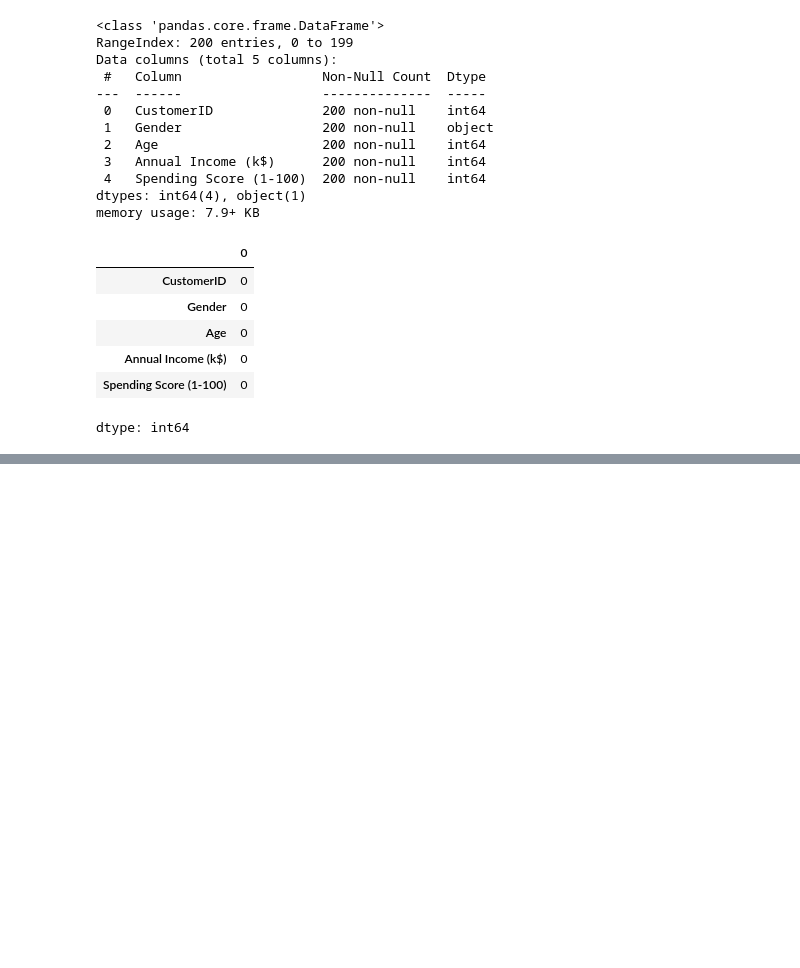
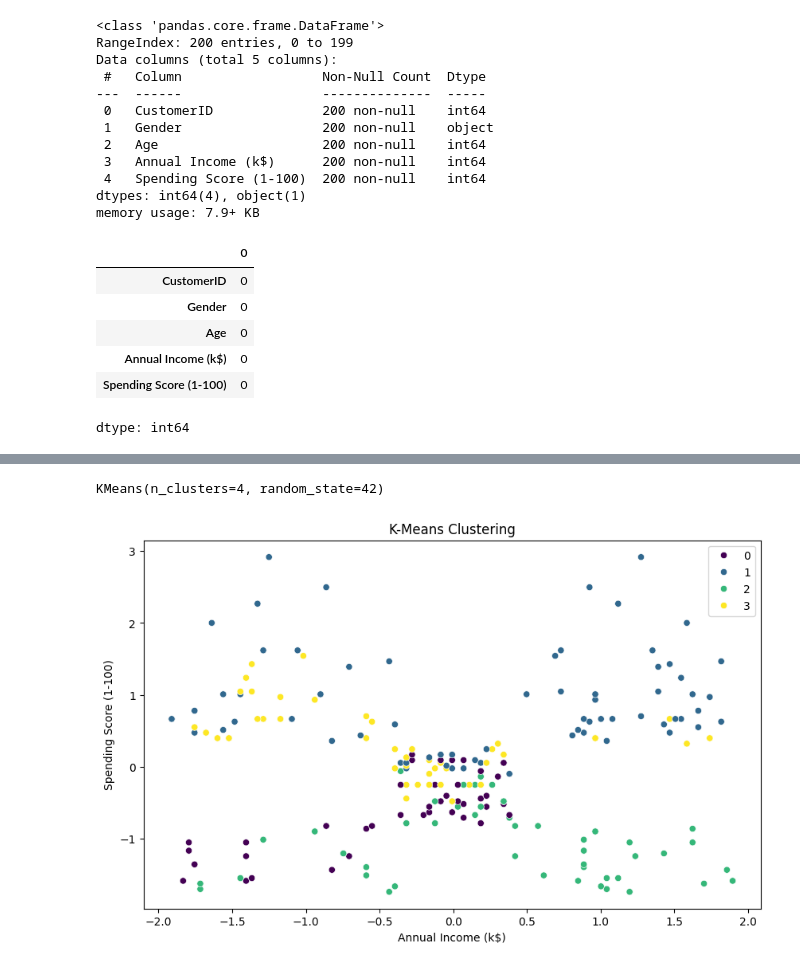
Before and after one commit to mrrjew/KMeans-clustering, a Jupyter notebook: Lab6_11225319.ipynb, the cells around one changed output, grey strips where cells are left out. Saved outputs shown, nothing was run; the diff lists cells and outputs as text; code cells hidden in the pictures; blank space fills up the shorter version.

```diff
--- a/Lab6_11225319.ipynb
+++ b/Lab6_11225319.ipynb
@@ -117,4 +119,6 @@ plt.show()
 # %%
 optimal_k = 4
-kmeans = Kmeans(n-clusters=optimal_k,init='k-means++',random_state=42)
+kmeans = KMeans(n_clusters=optimal_k,init='k-means++',random_state=42)
 kmeans.fit(x)
+# %% [output]
+KMeans(n_clusters=4, random_state=42)
@@ -122,0 +125,11 @@ kmeans.fit(x)
+# %%
+kmeans_labels = kmeans.labels_
+# %%
+plt.figure(figsize=(10,6))
+sns.scatterplot(x=df['Spending Score (1-100)'],y=df['Annual Income (k$)'],hue=kmeans_labels,data=df,palette='viridis')
+plt.title('K-Means Clustering')
+plt.xlabel('Annual Income (k$)')
+plt.ylabel('Spending Score (1-100)')
+plt.show()
+# %% [output]
+[figure, added]
```
Also changed, not shown: parts of 8 cells of this notebook.
